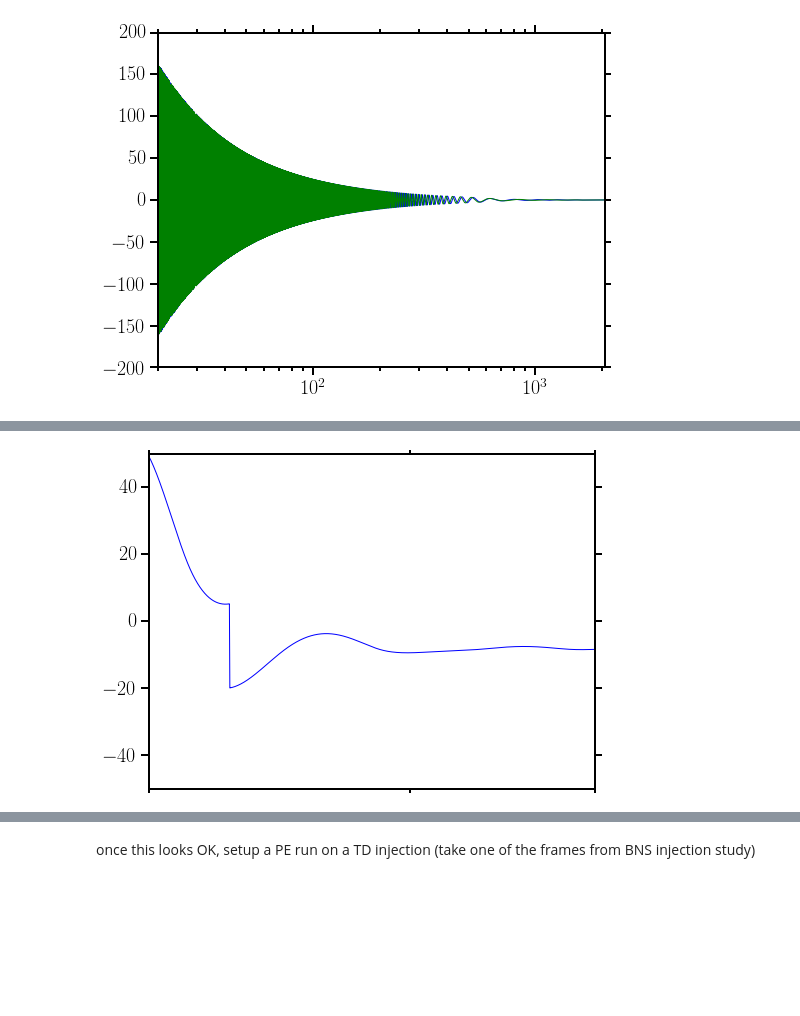
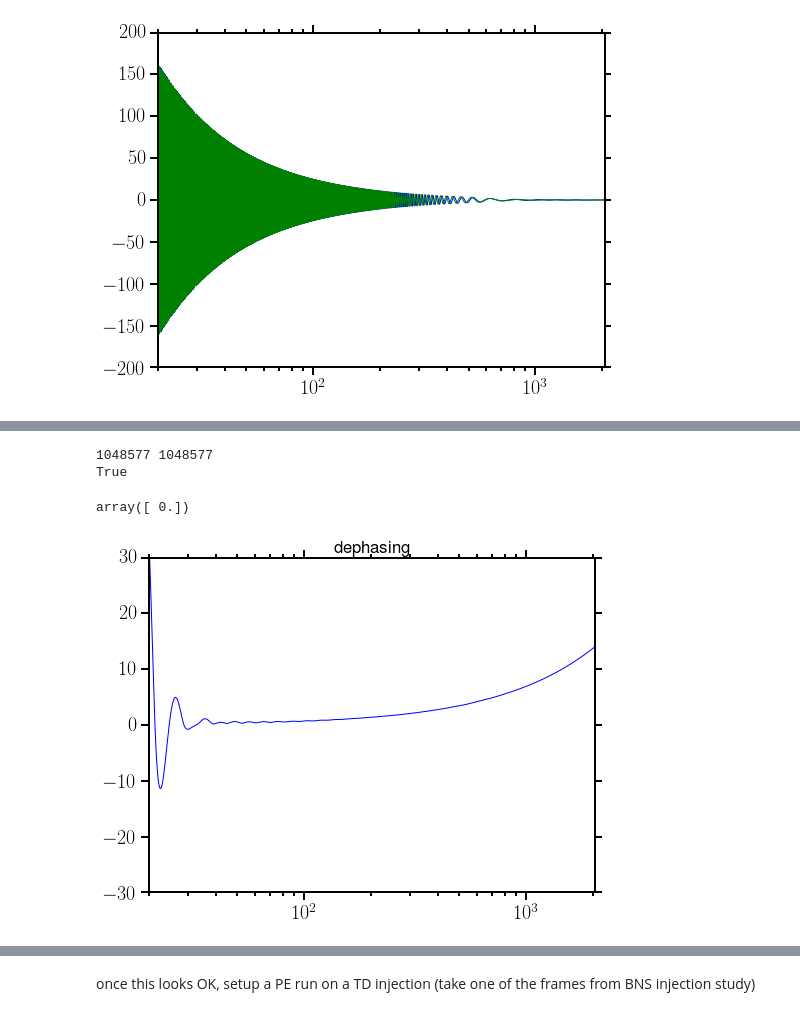
Before and after one commit to benjaminlackey/gpsurrogate, a Jupyter notebook: src/TEOB-LAL-implementation/LalsuiteSurrogate_MP.ipynb, the cells around one changed output, grey strips where cells are left out. Cells and saved outputs as stored; diff of their text form; code cells hidden in the pictures; blank space fills up the shorter version.

Commit message:
Accuracy problems at low frequency.

```diff
--- a/src/TEOB-LAL-implementation/LalsuiteSurrogate_MP.ipynb
+++ b/src/TEOB-LAL-implementation/LalsuiteSurrogate_MP.ipynb
@@ -2572,0 +2713,5 @@ Somehow the connectionis not really snmooth in the phase
+# %%
+x = np.array([1.0/1.5, 0.35, 0.32, 5000.0, 5000.0])
+# %%
+h_sur = FD_waveform_generate(Mtot, x, LS.SEOBNRv4T_surrogate, fLow=15.0, fHigh=2048.0, deltaF=0)
+1./np.diff(h_sur[0])[0]
@@ -2572,0 +2726,3 @@ Somehow the connectionis not really snmooth in the phase
+# %%
+# This takes ~ half an hour
+h_orig = FD_waveform_generate(Mtot, x, LS.TEOBv4, fLow=15.0, fHigh=2048.0, deltaF=0)
@@ -2572,0 +2748,3 @@ Somehow the connectionis not really snmooth in the phase
+# %%
+phi_sur = np.unwrap(np.angle(h_sur[1]))
+phi_orig = np.unwrap(np.angle(h_orig[1]))
@@ -2573,6 +2759,16 @@ Somehow the connectionis not really snmooth in the phase
+# %%
+# The frequency grids are identical
+print len(h_sur[0]), len(h_orig[0])
+print np.allclose(h_sur[0], h_orig[0])
+np.unique(h_sur[0] - h_orig[0])
+# %% [output]
+1048577 1048577
+True
+array([ 0.])
 # %%
-plt.semilogx(h_sur[0], phi_sur - phi_orig + 410)
-plt.xlim([20.0, 40.0]);
-plt.ylim([-50,50]);
+plt.semilogx(h_sur[0], phi_sur - phi_orig +4020)
+plt.xlim([20.0, 2048.0]);
+plt.ylim([-30, 30]);
+plt.title('dephasing');
 # %% [output]
-[figure, old version]
+[figure, new version]
```
Also changed, not shown: parts of 47 cells of this notebook.
